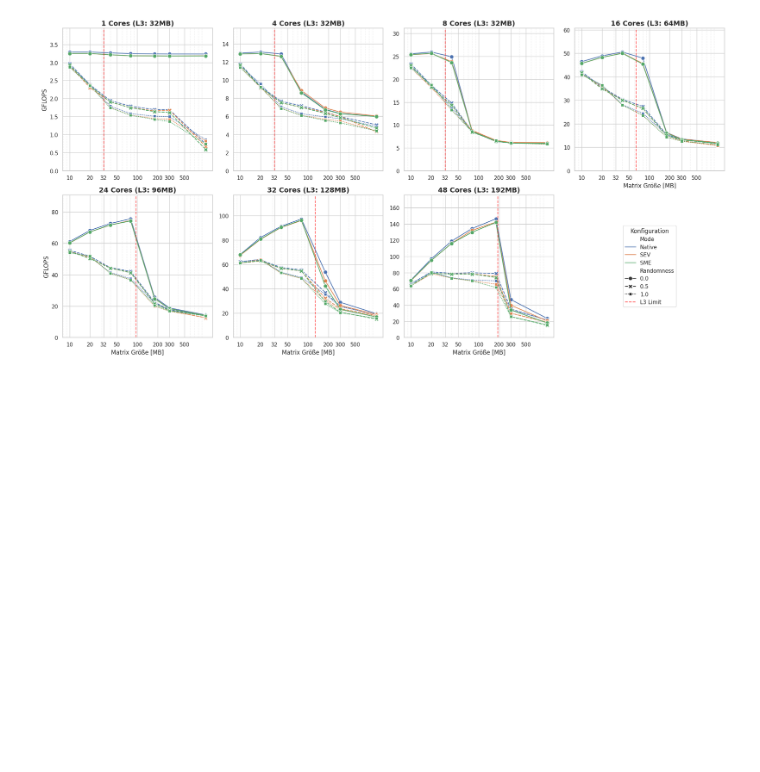
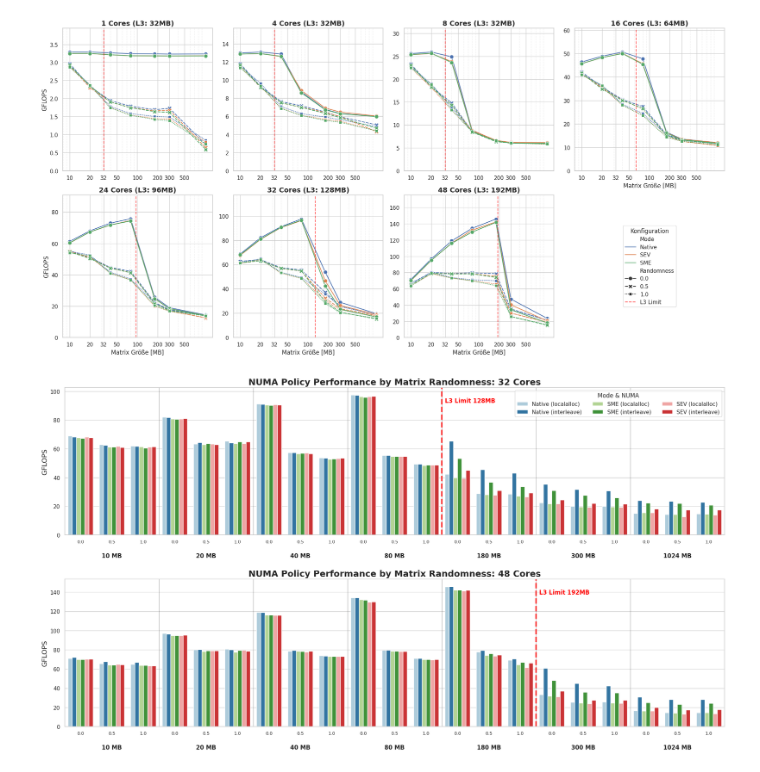
Before and after one commit to engelsm/MA-bench-framework, a Jupyter notebook: benchmark/analysis.ipynb, the cells around one changed output. Saved outputs shown, nothing was run; the diff lists cells and outputs as text; code cells hidden in the pictures; blank space fills up the shorter version.

```diff
--- a/benchmark/analysis.ipynb
+++ b/benchmark/analysis.ipynb
@@ -100,4 +95,75 @@ plt.tight_layout()
 plt.show()
 # %% [output]
 [figure]
+# %%
+import matplotlib.pyplot as plt
+import seaborn as sns
+
+df_final = df[df['Cores'].isin([32, 48])].copy()
+df_final['Config'] = df_final.apply(lambda x: f"{x['Mode']} ({x['NUMA']})", axis=1)
+
+df_final = df_final.sort_values(['MB', 'Randomness'])
+unique_mbs = sorted(df_final['MB'].unique())
+unique_rands = df_final['Randomness'].unique()
+num_rands = len(unique_rands)
+
+hue_order = []
+for m in ["Native", "SME", "SEV"]:
+    if m in df_final['Mode'].values:
+        hue_order.extend([f"{m} (localalloc)", f"{m} (interleave)"])
+
+fig, axes = plt.subplots(2, 1, figsize=(20, 12))
+
+for i, core in enumerate([32, 48]):
+    ax = axes[i]
+    subset = df_final[df_final['Cores'] == core].copy()
+    subset['group_idx'] = subset.groupby(['MB', 'Randomness']).ngroup()
+
+    sns.barplot(
+        data=subset,
+        x='group_idx',
+        y='Gflops',
+        hue='Config',
+        hue_order=hue_order,
+        palette='Paired',
+        ax=ax
+    )
+
+    ax.set_xticks(range(len(subset[['MB', 'Randomness']].drop_duplicates())))
+    tick_labels = [str(r) for m in unique_mbs for r in unique_rands]
+    ax.set_xticklabels(tick_labels, fontsize=9)
+
+    for idx, mb in enumerate(unique_mbs):
+        start_pos = idx * num_rands
+        end_pos = start_pos + num_rands - 1
+        center_pos = (start_pos + end_pos) / 2
+
+        ax.text(center_pos, -ax.get_ylim()[1]*0.12, f"{mb} MB",
+                ha='center', va='top', fontsize=12, fontweight='bold')
+
+        if idx < len(unique_mbs) - 1:
+            ax.axvline(x=end_pos + 0.5, color='black', linewidth=1, alpha=0.3)
+
+    limit = 128 if core == 32 else 192
+    line_idx = -0.5
+    for idx, mb in enumerate(unique_mbs):
+        if mb < limit:
+            line_idx = (idx * num_rands) + num_rands - 0.5
+
+    ax.axvline(x=line_idx, color='red', linestyle='--', linewidth=3, alpha=0.8)
+    ax.text(line_idx + 0.1, ax.get_ylim()[1]*0.9, f'L3 Limit {limit}MB', color='red', fontweight='bold')
+    ax.set_title(f'NUMA Policy Performance by Matrix Randomness: {core} Cores', fontsize=18, fontweight='bold')
+    ax.set_ylabel('GFLOPS', fontsize=14)
+    ax.set_xlabel('') # This is needed, otherwise the default x label shows up
+
+    if i == 0:
+        ax.legend(title="Mode & NUMA", loc='upper right', ncol=3)
+    else:
+        ax.get_legend().remove()
+
+plt.tight_layout()
+plt.subplots_adjust(bottom=0.15, hspace=0.3)
+plt.show()
+# %% [output]
+[figure, added]
 # %%
```
Also changed, not shown: parts of 3 cells of this notebook, 3 other files.
